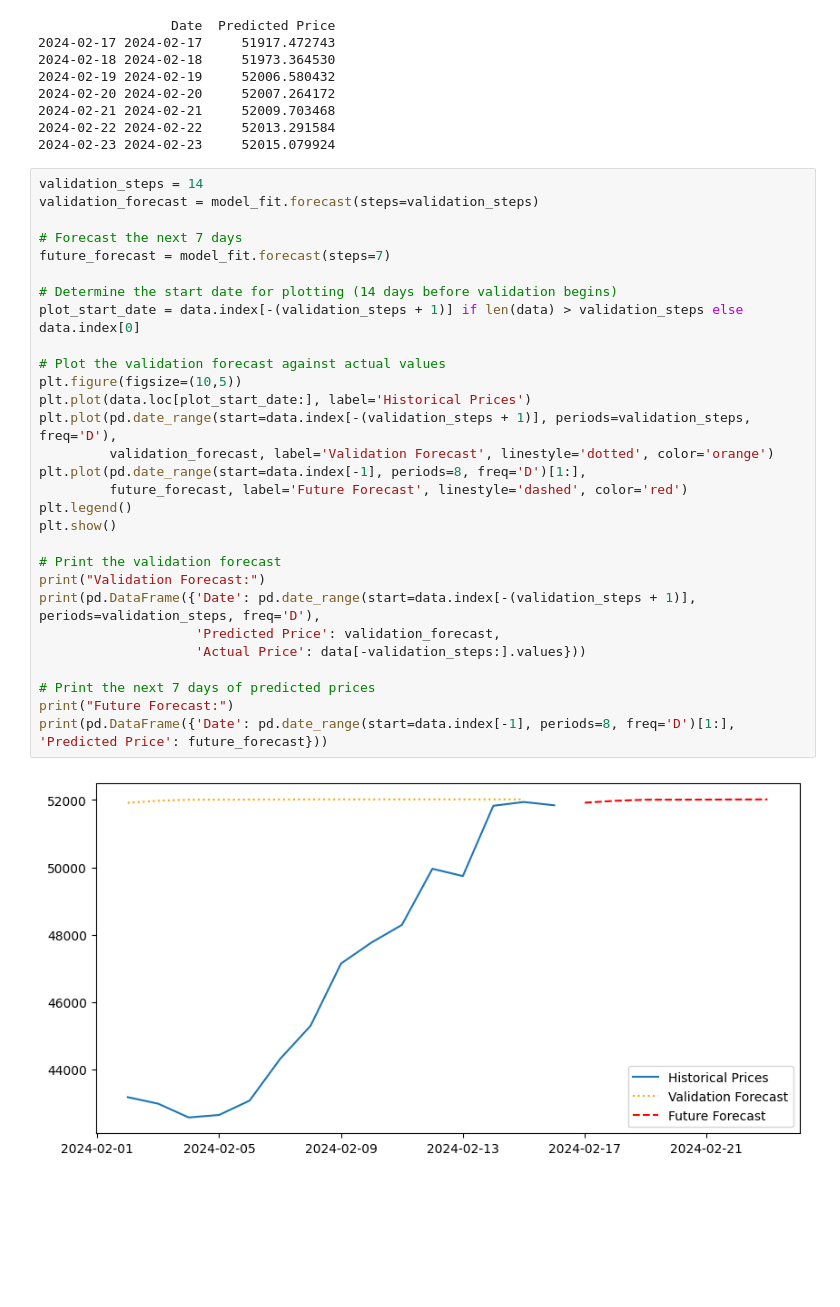
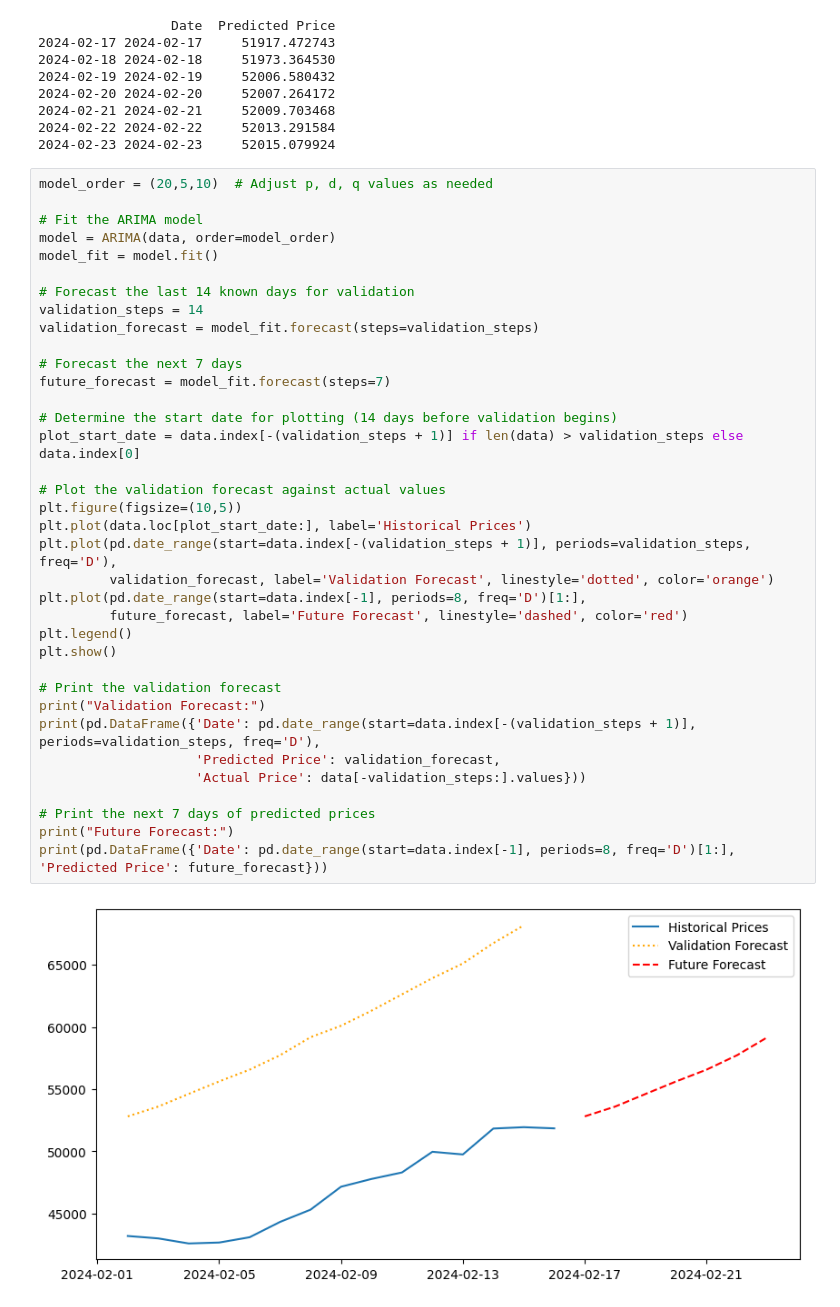
Before and after one commit to Grid-Resilience-Wentworth-Collaboration/time-series-tutorials-2025, a Jupyter notebook: Untitled.ipynb, the cells around one changed output. Drawn from its saved outputs; the diff is of its cells as text; blank space fills up the shorter version.

```diff
--- a/Untitled.ipynb
+++ b/Untitled.ipynb
@@ -45,35 +45,42 @@ print(pd.DataFrame({'Date': pd.date_range(start=data.index[-1], periods=8, freq=
 2024-02-22 2024-02-22     52013.291584
 2024-02-23 2024-02-23     52015.079924
 # %%
+model_order = (20,5,10)  # Adjust p, d, q values as needed
+
+# Fit the ARIMA model
+model = ARIMA(data, order=model_order)
+model_fit = model.fit()
+
+# Forecast the last 14 known days for validation
 validation_steps = 14
 validation_forecast = model_fit.forecast(steps=validation_steps)
 
 # Forecast the next 7 days
 future_forecast = model_fit.forecast(steps=7)
 
 # Determine the start date for plotting (14 days before validation begins)
 plot_start_date = data.index[-(validation_steps + 1)] if len(data) > validation_steps else data.index[0]
 
 # Plot the validation forecast against actual values
 plt.figure(figsize=(10,5))
 plt.plot(data.loc[plot_start_date:], label='Historical Prices')
 plt.plot(pd.date_range(start=data.index[-(validation_steps + 1)], periods=validation_steps, freq='D'),
          validation_forecast, label='Validation Forecast', linestyle='dotted', color='orange')
 plt.plot(pd.date_range(start=data.index[-1], periods=8, freq='D')[1:],
          future_forecast, label='Future Forecast', linestyle='dashed', color='red')
 plt.legend()
 plt.show()
 
 # Print the validation forecast
 print("Validation Forecast:")
 print(pd.DataFrame({'Date': pd.date_range(start=data.index[-(validation_steps + 1)], periods=validation_steps, freq='D'),
                     'Predicted Price': validation_forecast,
                     'Actual Price': data[-validation_steps:].values}))
 
 # Print the next 7 days of predicted prices
 print("Future Forecast:")
 print(pd.DataFrame({'Date': pd.date_range(start=data.index[-1], periods=8, freq='D')[1:], 'Predicted Price': future_forecast}))
 # %% [output]
-[figure, old version]
+[figure, new version]
 Validation Forecast:
                  Date  Predicted Price  Actual Price
```
Also changed, not shown: parts of 1 cell of this notebook, 1 other file.
